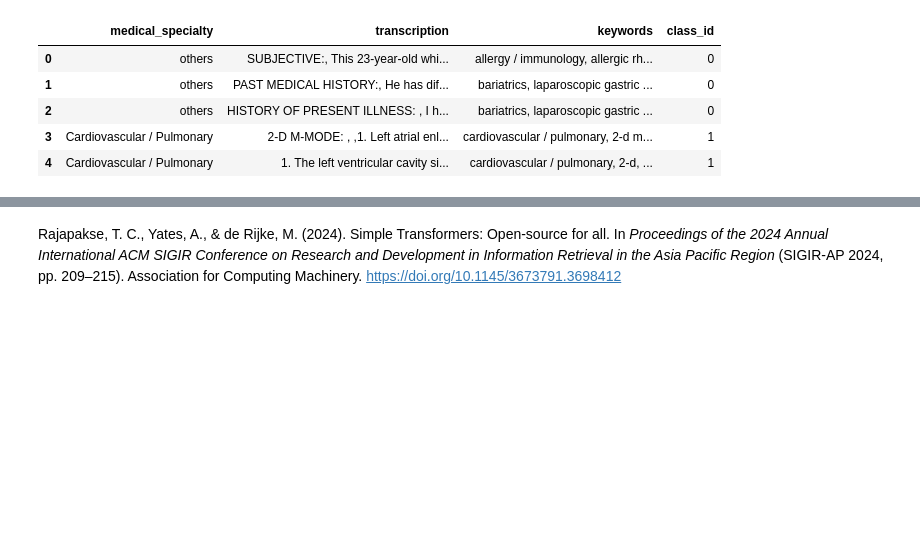
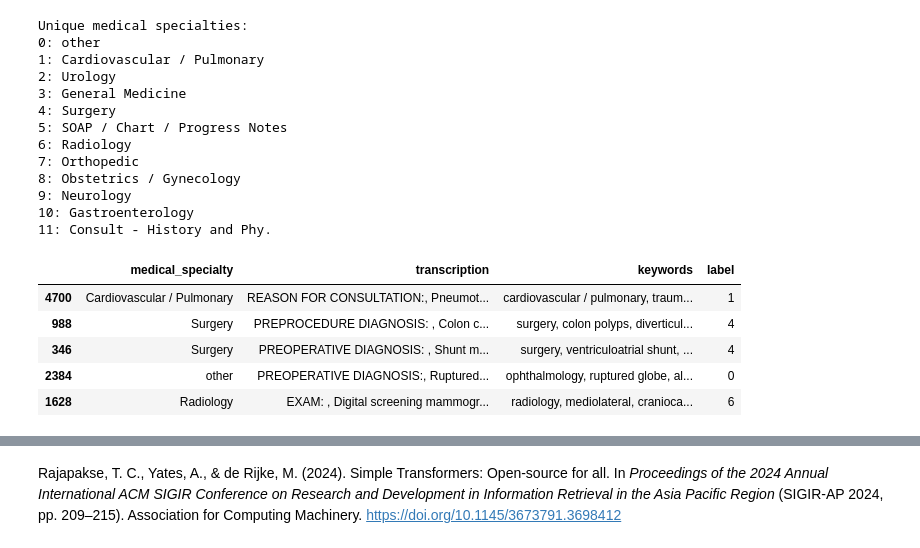
Before and after one commit to ai574-sec1-group3-summer-2025/pocs, a Jupyter notebook: speciality_classification/roberta.ipynb, the cells around one changed output, grey strips where cells are left out. Drawn from its saved outputs; the diff is of its cells as text; code cells hidden in the pictures; blank space fills up the shorter version.

```diff
--- a/speciality_classification/roberta.ipynb
+++ b/speciality_classification/roberta.ipynb
@@ -36,3 +27,9 @@ memory usage: 117.3+ KB
 | 2 | Bariatrics | HISTORY OF PRESENT ILLNESS: , I h... | bariatrics, laparoscopic gastric ... |
 | 3 | Cardiovascular / Pulmonary | 2-D M-MODE: , ,1. Left atrial enl... | cardiovascular / pulmonary, 2-d m... |
 | 4 | Cardiovascular / Pulmonary | 1. The left ventricular cavity si... | cardiovascular / pulmonary, 2-d, ... |
+# %%
+utils = DataUtils()
+df = utils.handle_nulls(df)
+df = utils.handle_duplicates(df)
+
+df['medical_specialty'] = df['medical_specialty'].str.strip()
@@ -39,10 +45,6 @@ memory usage: 117.3+ KB
 # %%
-df.dropna(inplace=True)
-counts = df['medical_specialty'].value_counts()
-others = [k for k,v in counts.items() if v < MIN_SPECIALITY_THRESHOLD]
-for each_spec in others:
-    df.loc[df['medical_specialty']==each_spec,'medical_specialty']=' others'
-
-counts = df['medical_specialty'].value_counts()
-print(counts)
+speciality_count = utils.class_distribution(df.medical_specialty, verbose=False)
+df['medical_specialty'] = df['medical_specialty'].apply(
+    lambda x: x if speciality_count[x] >= MIN_SPECIALITY_THRESHOLD else 'other')
+_ = utils.class_distribution(df.medical_specialty, 'Medical Specialty', show_plot=True)
 # %% [output]
@@ -63,13 +67,28 @@ Name: count, dtype: int64
 # %%
-num_classes = len(df['medical_specialty'].unique())
-class_weights = [1]*num_classes
-df['class_id'] = pd.factorize(df['medical_specialty'])[0]
-df.head()
+df['label'], uniques = pd.factorize(df["medical_specialty"])
+print("Unique medical specialties:")
+for i, label in enumerate(uniques):
+    print(f"{i}: {label}")
+
+df.sample(5, random_state=42)
 # %% [output]
+Unique medical specialties:
+0: other
+1: Cardiovascular / Pulmonary
+2: Urology
+3: General Medicine
+4: Surgery
+5: SOAP / Chart / Progress Notes
+6: Radiology
+7: Orthopedic
+8: Obstetrics / Gynecology
+9: Neurology
+10: Gastroenterology
+11: Consult - History and Phy.
-|  | medical_specialty | transcription | keywords | class_id |
-| 0 | others | SUBJECTIVE:, This 23-year-old whi... | allergy / immunology, allergic rh... | 0 |
-| 1 | others | PAST MEDICAL HISTORY:, He has dif... | bariatrics, laparoscopic gastric ... | 0 |
-| 2 | others | HISTORY OF PRESENT ILLNESS: , I h... | bariatrics, laparoscopic gastric ... | 0 |
-| 3 | Cardiovascular / Pulmonary | 2-D M-MODE: , ,1. Left atrial enl... | cardiovascular / pulmonary, 2-d m... | 1 |
-| 4 | Cardiovascular / Pulmonary | 1. The left ventricular cavity si... | cardiovascular / pulmonary, 2-d, ... | 1 |
+|  | medical_specialty | transcription | keywords | label |
+| 4700 | Cardiovascular / Pulmonary | REASON FOR CONSULTATION:, Pneumot... | cardiovascular / pulmonary, traum... | 1 |
+| 988 | Surgery | PREPROCEDURE DIAGNOSIS: , Colon c... | surgery, colon polyps, diverticul... | 4 |
+| 346 | Surgery | PREOPERATIVE DIAGNOSIS: , Shunt m... | surgery, ventriculoatrial shunt, ... | 4 |
+| 2384 | other | PREOPERATIVE DIAGNOSIS:, Ruptured... | ophthalmology, ruptured globe, al... | 0 |
+| 1628 | Radiology | EXAM: , Digital screening mammogr... | radiology, mediolateral, cranioca... | 6 |
 # %%
```
Also changed, not shown: parts of 14 cells of this notebook, 2 other files.
